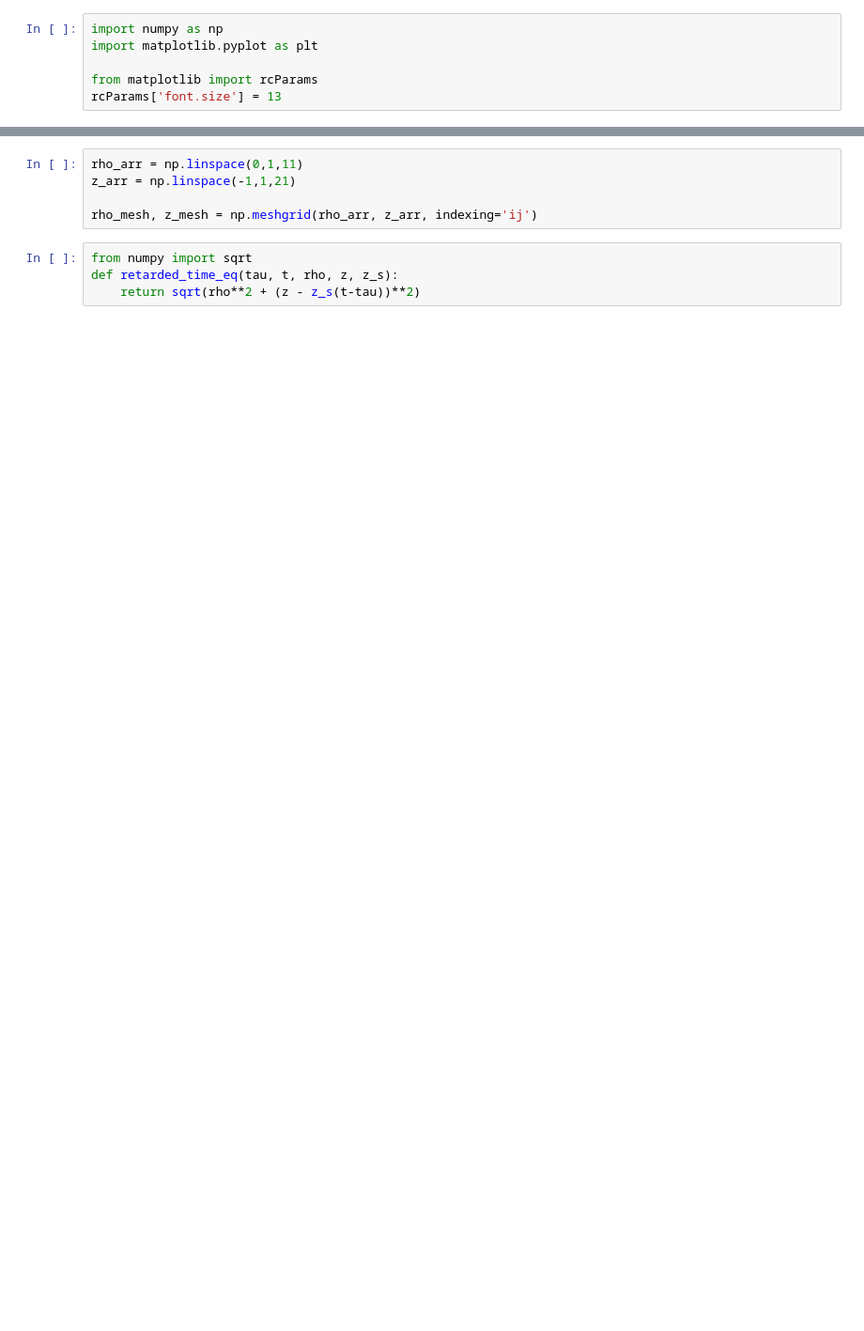
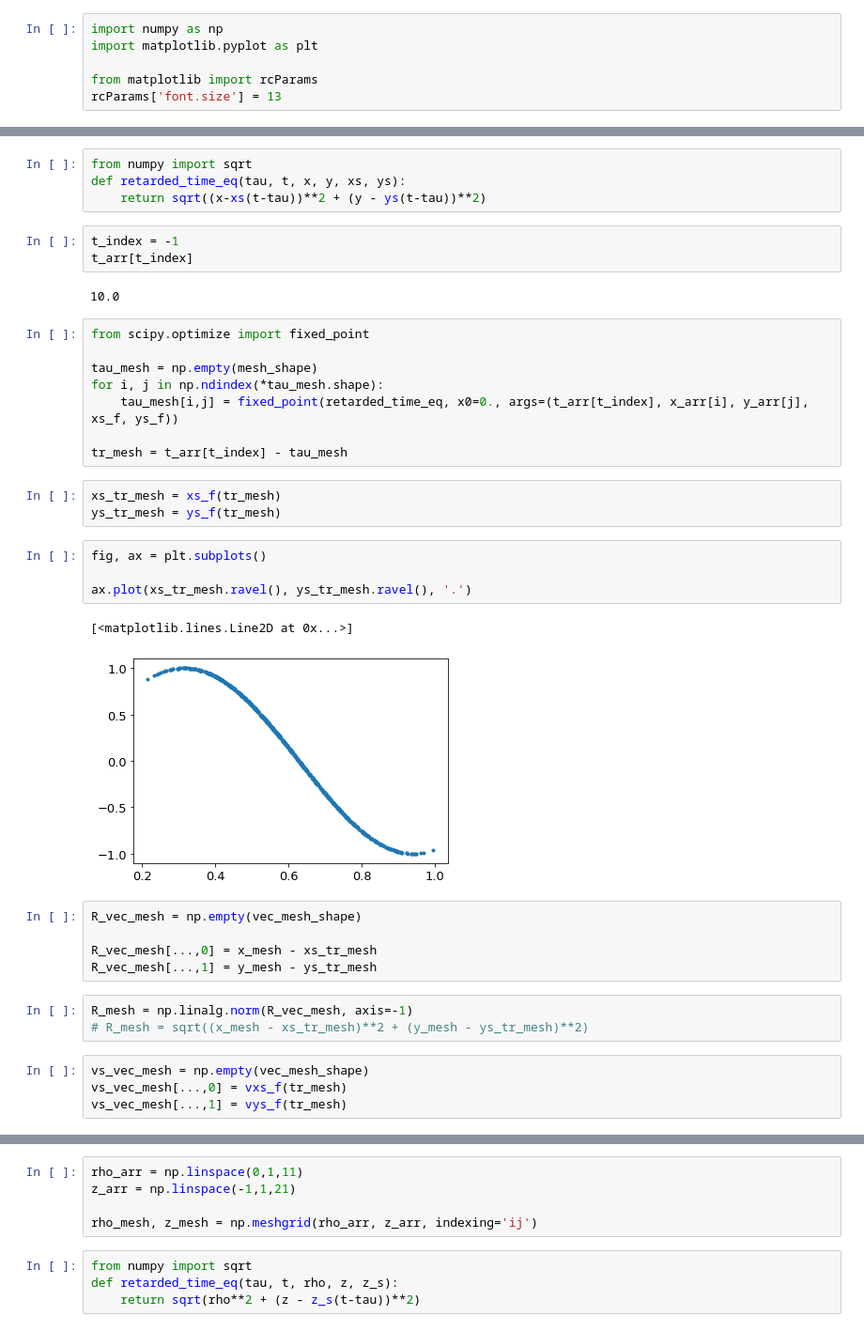
Before and after one commit to jam31118/point-charge-radiation, a Jupyter notebook: retarded-time-and-fields.ipynb, the cells around one changed output, grey strips where cells are left out. Shown at 94% size. Cells and saved outputs as stored; diff of their text form; blank space fills up the shorter version.

```diff
--- a/retarded-time-and-fields.ipynb
+++ b/retarded-time-and-fields.ipynb
@@ -10,0 +45,39 @@ def z_s(t):
+# %%
+from numpy import sqrt
+def retarded_time_eq(tau, t, x, y, xs, ys):
+    return sqrt((x-xs(t-tau))**2 + (y - ys(t-tau))**2)
+# %%
+t_index = -1
+t_arr[t_index]
+# %% [output]
+10.0
+# %%
+from scipy.optimize import fixed_point
+
+tau_mesh = np.empty(mesh_shape)
+for i, j in np.ndindex(*tau_mesh.shape):
+    tau_mesh[i,j] = fixed_point(retarded_time_eq, x0=0., args=(t_arr[t_index], x_arr[i], y_arr[j], xs_f, ys_f))
+
+tr_mesh = t_arr[t_index] - tau_mesh
+# %%
+xs_tr_mesh = xs_f(tr_mesh)
+ys_tr_mesh = ys_f(tr_mesh)
+# %%
+fig, ax = plt.subplots()
+
+ax.plot(xs_tr_mesh.ravel(), ys_tr_mesh.ravel(), '.')
+# %% [output]
+[<matplotlib.lines.Line2D at 0x...>]
+[figure, added]
+# %%
+R_vec_mesh = np.empty(vec_mesh_shape)
+
+R_vec_mesh[...,0] = x_mesh - xs_tr_mesh
+R_vec_mesh[...,1] = y_mesh - ys_tr_mesh
+# %%
+R_mesh = np.linalg.norm(R_vec_mesh, axis=-1)
+# R_mesh = sqrt((x_mesh - xs_tr_mesh)**2 + (y_mesh - ys_tr_mesh)**2)
+# %%
+vs_vec_mesh = np.empty(vec_mesh_shape)
+vs_vec_mesh[...,0] = vxs_f(tr_mesh)
+vs_vec_mesh[...,1] = vys_f(tr_mesh)
```
Also changed, not shown: parts of 27 cells of this notebook.
